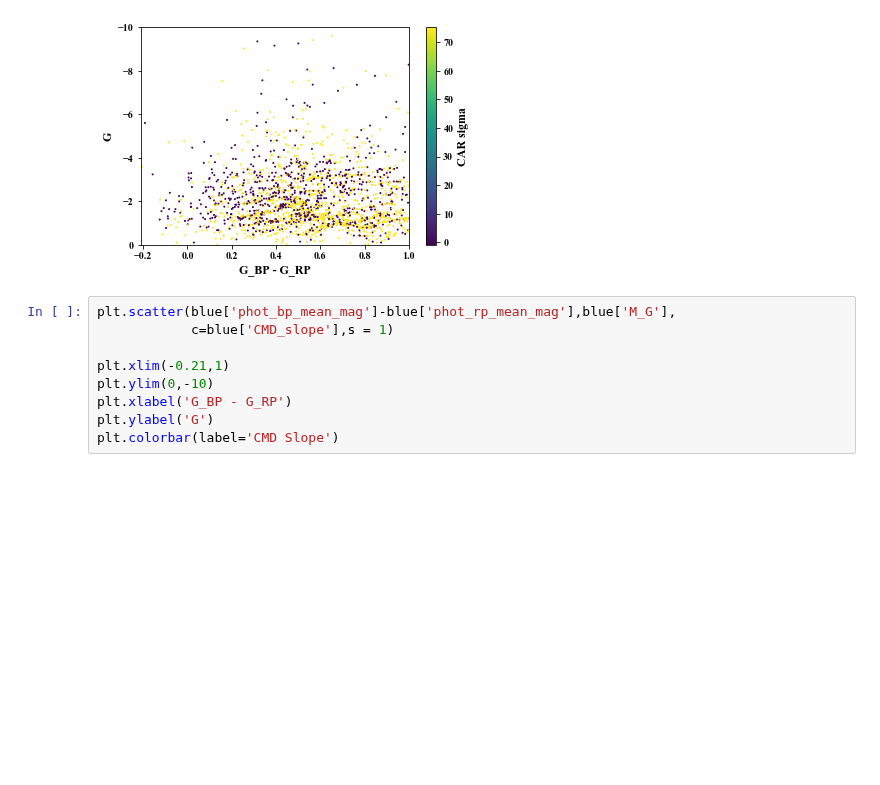
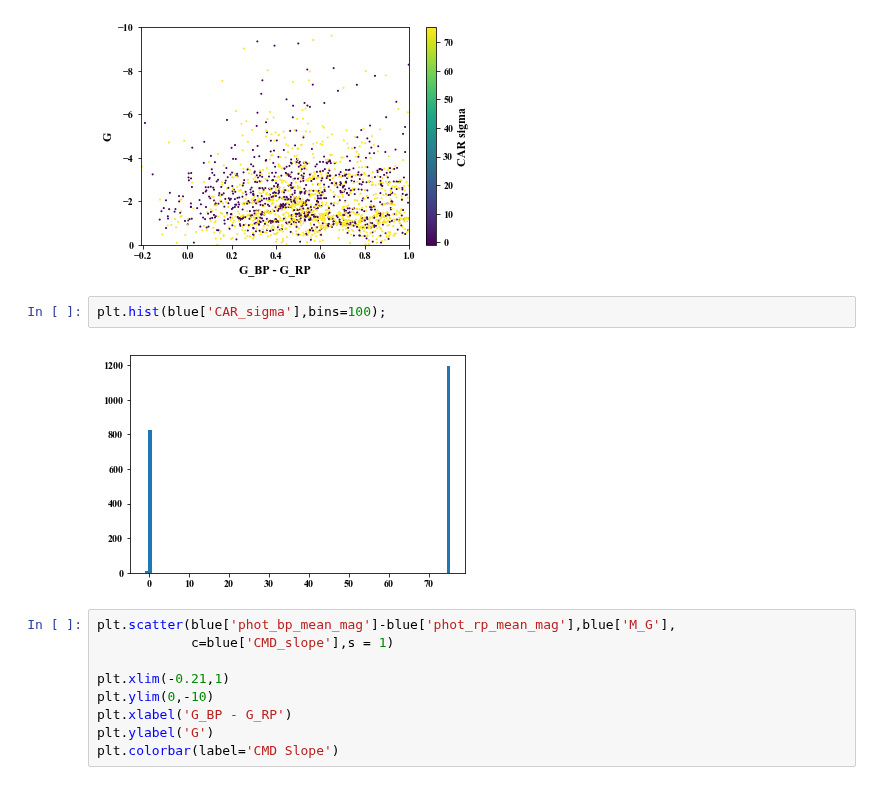
Before and after one commit to tzdwi/GaiaSprintMassive, a Jupyter notebook: code/blue_feature_plots.ipynb, the cells around one changed output. Drawn from its saved outputs; the diff is of its cells as text; blank space fills up the shorter version.

```diff
--- a/code/blue_feature_plots.ipynb
+++ b/code/blue_feature_plots.ipynb
@@ -206,6 +206,10 @@ plt.colorbar(label='CAR sigma')
 # %% [output]
 <matplotlib.colorbar.Colorbar at 0x...>
 [figure]
+# %%
+plt.hist(blue['CAR_sigma'],bins=100);
+# %% [output]
+[figure, added]
 # %%
 plt.scatter(blue['phot_bp_mean_mag']-blue['phot_rp_mean_mag'],blue['M_G'],
             c=blue['CMD_slope'],s = 1)
```
Also changed, not shown: parts of 1 cell of this notebook, 1 other file.
